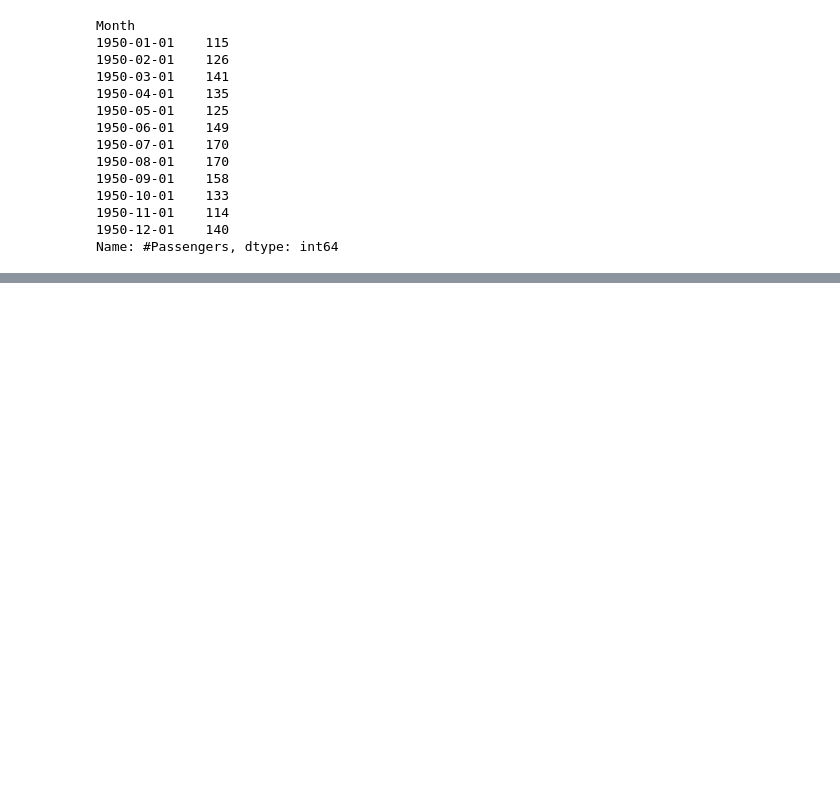
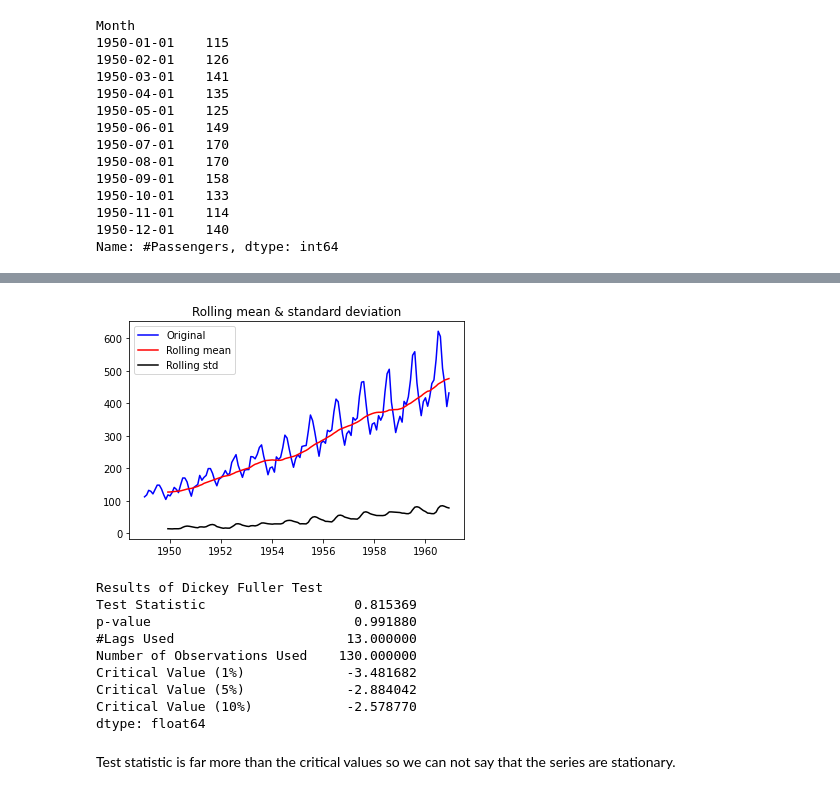
Before and after one commit to guillermofd/time-series, a Jupyter notebook: time series.ipynb, the cells around one changed output, grey strips where cells are left out. Cells and saved outputs as stored; diff of their text form; code cells hidden in the pictures; blank space fills up the shorter version.

Commit message:
Stationarity check

```diff
--- a/time series.ipynb
+++ b/time series.ipynb
@@ -118,0 +133,40 @@ Name: #Passengers, dtype: int64
+# %%
+#We will pack the two methods in a function
+from statsmodels.tsa.stattools import adfuller
+
+def test_stationarity(time_series):
+    #rolling statistics
+    roll_mean = time_series.rolling(window=12).mean()
+    roll_std = time_series.rolling(window=12).std()
+
+    #plotting rolling statistics
+    oring = plt.plot(time_series, color='blue', label='Original')
+    mean = plt.plot(roll_mean, color='red', label='Rolling mean')
+    std = plt.plot(roll_std, color='black', label='Rolling std')
+    plt.legend(loc='best')
+    plt.title('Rolling mean & standard deviation')
+    plt.show(block=False)
+
+    #Dickey Fuller test
+    print('Results of Dickey Fuller Test')
+    dftest = adfuller(time_series, autolag='AIC')
+    dfoutput = pd.Series(dftest[0:4], index=['Test Statistic','p-value','#Lags Used','Number of Observations Used'])
+
+    for key,value in dftest[4].items():
+        dfoutput['Critical Value (%s)'%key] = value
+    print (dfoutput)
+# %%
+test_stationarity(ts)
+# %% [output]
+[figure, added]
+Results of Dickey Fuller Test
+Test Statistic                   0.815369
+p-value                          0.991880
+#Lags Used                      13.000000
+Number of Observations Used    130.000000
+Critical Value (1%)             -3.481682
+Critical Value (5%)             -2.884042
+Critical Value (10%)            -2.578770
+dtype: float64
+# %% [markdown]
+Test statistic is far more than the critical values so we can not say that the series are stationary.
```
Also changed, not shown: parts of 3 cells of this notebook.
